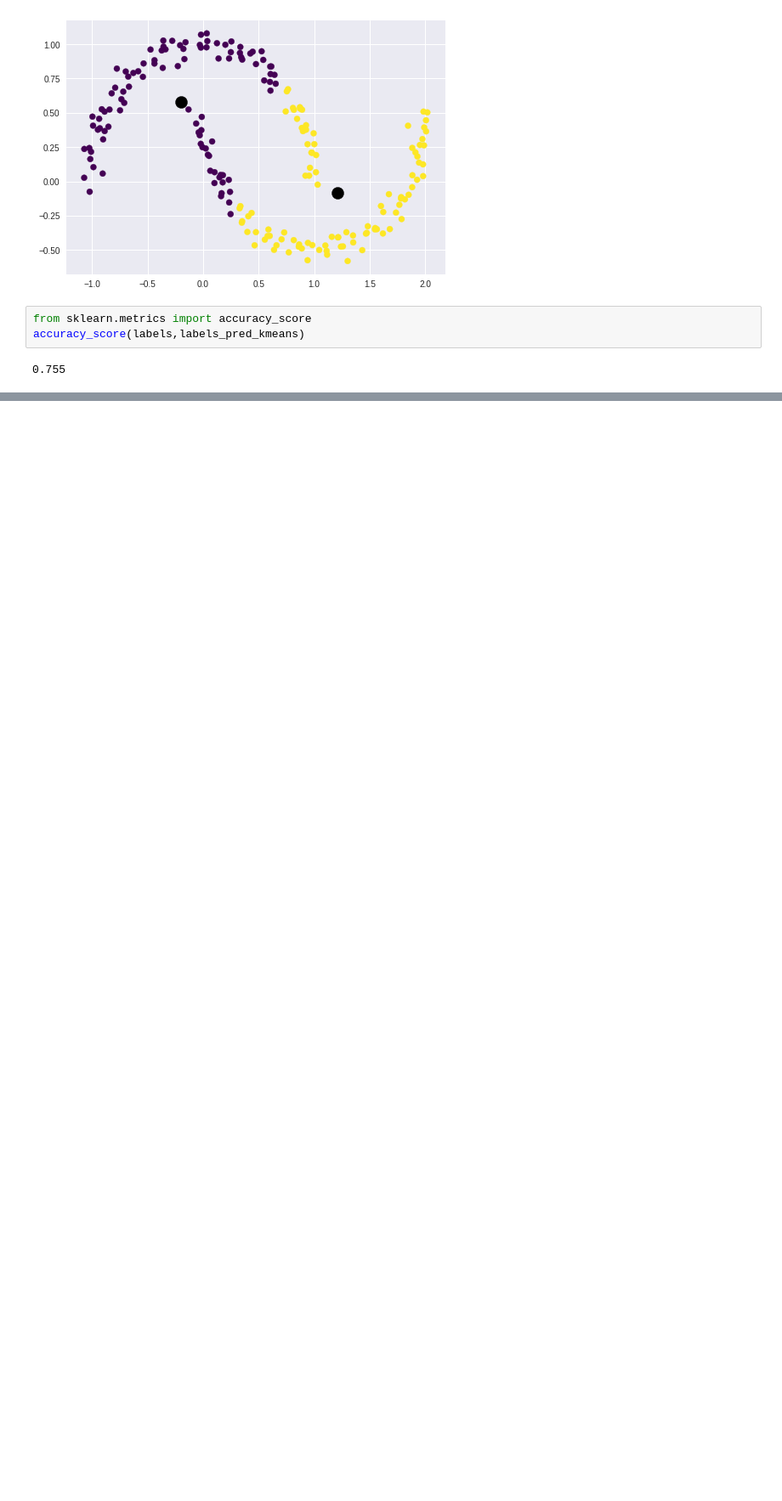
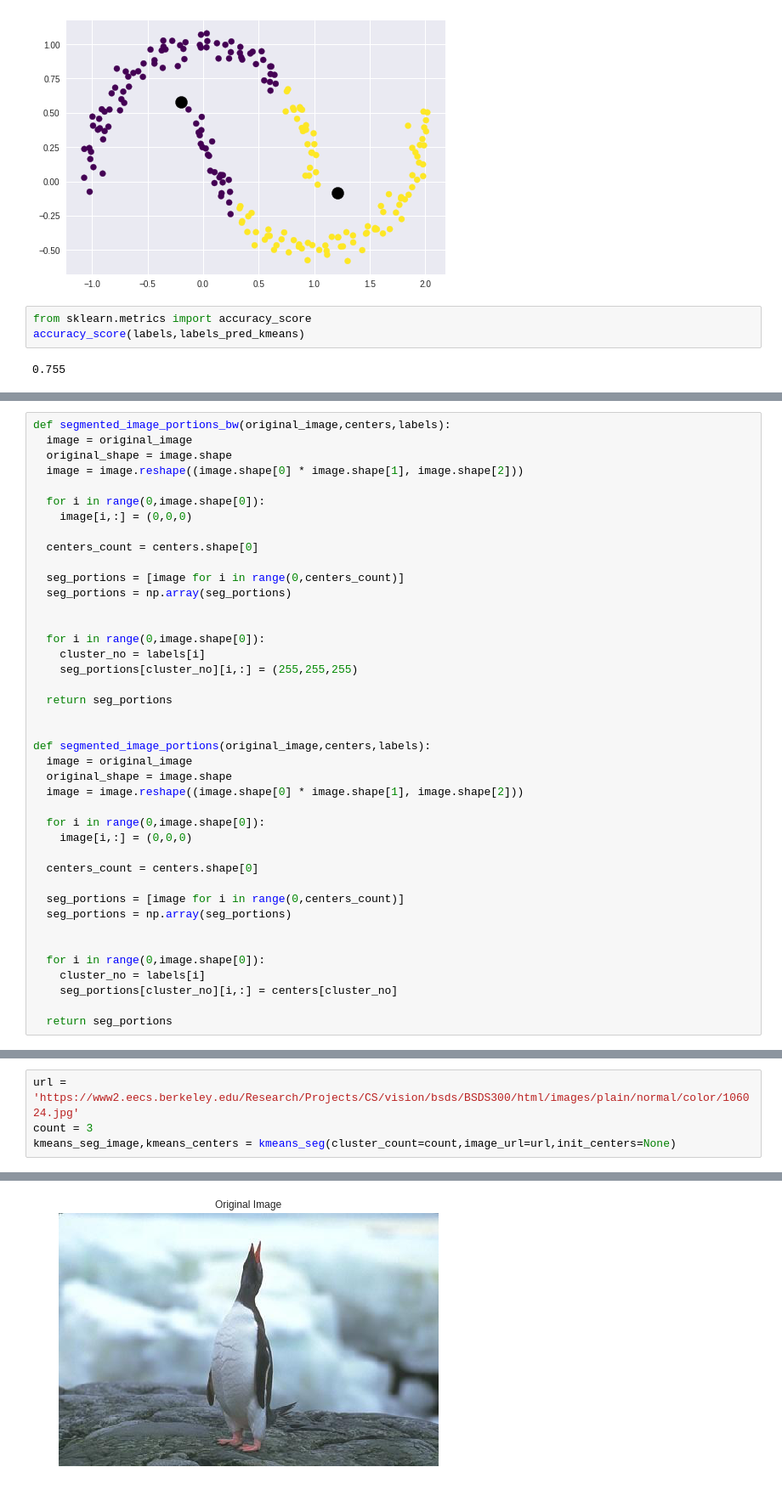
Before and after one commit to anr007/Image-Segmentation, a Jupyter notebook: Color_Quantization.ipynb, the cells around one changed output, grey strips where cells are left out. Shown at 85% size. Saved outputs shown, nothing was run; the diff lists cells and outputs as text; blank space fills up the shorter version.

```diff
--- a/Color_Quantization.ipynb
+++ b/Color_Quantization.ipynb
@@ -162,0 +106,41 @@ plt.imshow(image)
+# %%
+def segmented_image_portions_bw(original_image,centers,labels):
+  image = original_image
+  original_shape = image.shape
+  image = image.reshape((image.shape[0] * image.shape[1], image.shape[2]))
+
+  for i in range(0,image.shape[0]):
+    image[i,:] = (0,0,0)
+
+  centers_count = centers.shape[0]
+
+  seg_portions = [image for i in range(0,centers_count)]
+  seg_portions = np.array(seg_portions)
+
+
+  for i in range(0,image.shape[0]):
+    cluster_no = labels[i]
+    seg_portions[cluster_no][i,:] = (255,255,255)
+
+  return seg_portions
+
+
+def segmented_image_portions(original_image,centers,labels):
+  image = original_image
+  original_shape = image.shape
+  image = image.reshape((image.shape[0] * image.shape[1], image.shape[2]))
+
+  for i in range(0,image.shape[0]):
+    image[i,:] = (0,0,0)
+
+  centers_count = centers.shape[0]
+
+  seg_portions = [image for i in range(0,centers_count)]
+  seg_portions = np.array(seg_portions)
+
+
+  for i in range(0,image.shape[0]):
+    cluster_no = labels[i]
+    seg_portions[cluster_no][i,:] = centers[cluster_no]
+
+  return seg_portions
@@ -162,0 +230,5 @@ plt.imshow(image)
+# %%
+url = 'https://www2.eecs.berkeley.edu/Research/Projects/CS/vision/bsds/BSDS300/html/images/plain/normal/color/106024.jpg'
+count = 3
+kmeans_seg_image,kmeans_centers = kmeans_seg(cluster_count=count,image_url=url,init_centers=None)
+# %% [output]
@@ -162,0 +240 @@ plt.imshow(image)
+[figure, added]
```
Also changed, not shown: parts of 17 cells of this notebook.
